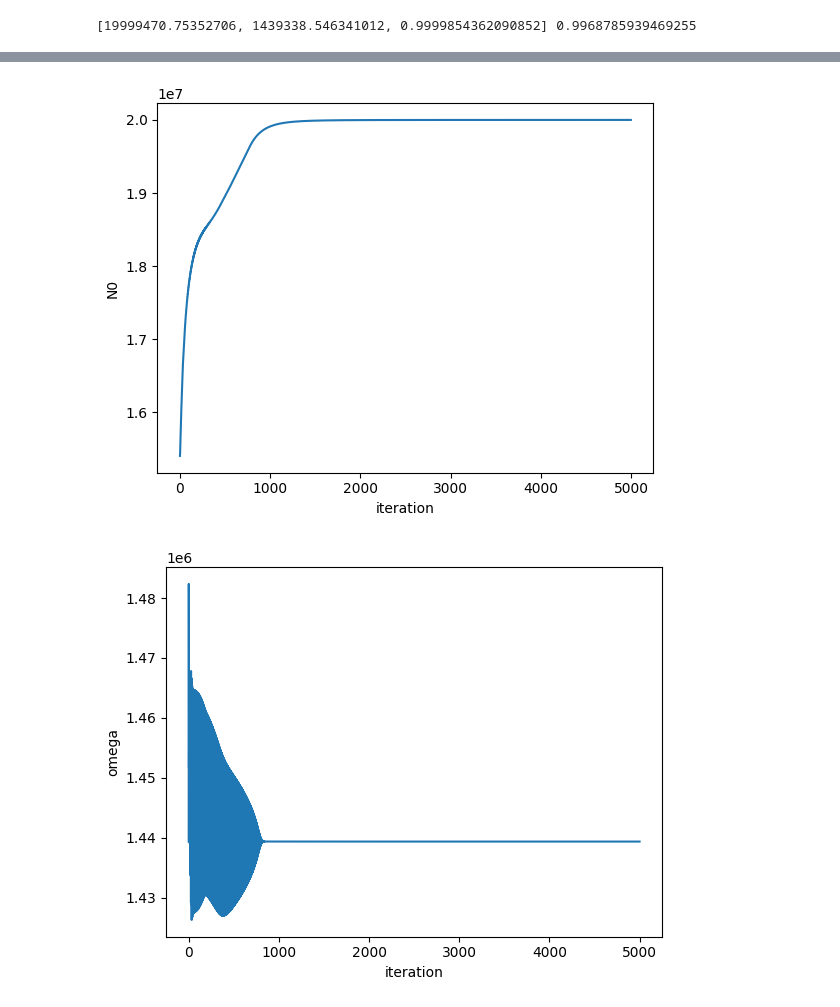
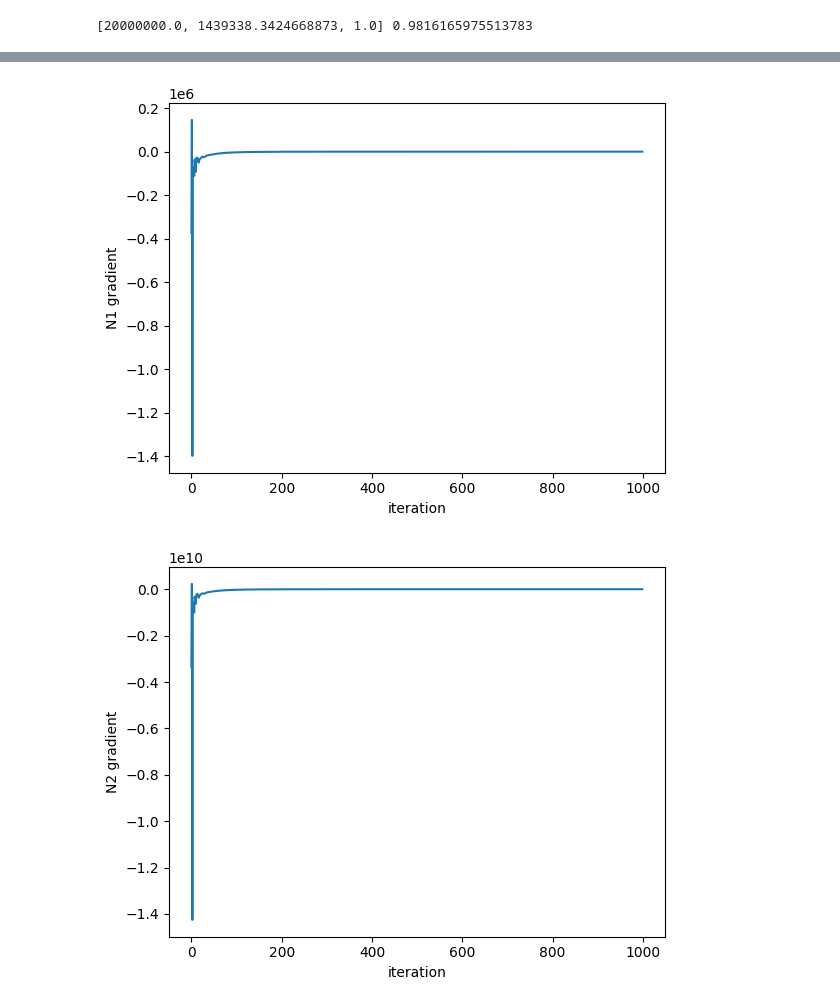
Before and after one commit to NIUCompPhys/Spring2024, a Jupyter notebook: g_2.ipynb, the cells around one changed output, grey strips where cells are left out. Saved outputs shown, nothing was run; the diff lists cells and outputs as text; code cells hidden in the pictures.

```diff
--- a/g_2.ipynb
+++ b/g_2.ipynb
@@ -5,8 +7,9 @@ lifetime = 64.4e-6
 phase = 1.0
 omega_over2pi = 229077.81
 omega = omega_over2pi*np.pi*2
-def func(t):
-  return N0*np.exp(-t/lifetime)*(1+np.cos(omega*t+phase))
+print(omega)
+def func(t,N,w,d):
+  return N*np.exp(-t/lifetime)*(1+np.cos(w*t+d))
 
 tmin = 0
 tmax = 500e-6
@@ -15,11 +18,11 @@ nbin = 8000
 ts = np.linspace(tmin,tmax,nbin)
 vals = np.array([])
 for t in ts:
-  val = func(t)
+  val = func(t,N0,omega,phase)
   fluctuated = np.random.poisson(val,1)
   vals = np.append(vals,fluctuated[0])
 
-#from google.colab import drive,files
-#drive.mount('/content/drive')
-#np.savetxt('g-2.txt',np.column_stack((ts,vals)),header='time(seconds) Ndecays')
-#files.download('g-2.txt')
+from google.colab import drive,files
+drive.mount('/content/drive')
+np.savetxt('g-2.txt',np.column_stack((ts,vals)),header='time(seconds) Ndecays')
+files.download('g-2.txt')
@@ -119,31 +101,41 @@ plt.show()
 # %%
-#truth params = [2e7,1439332.02486,0.5]
-lrdecay = .999
+params = [2.0e7, 1.439e6, 1.0]
+#params = [2.0e7, 1439337.1142358, 1.0] ### true values
 
 print(params,calcChi2(ts,vals,params))
-lr0 = 1e-5
-lr1 = 1e-8
-lr2 = 1e-18
+
+lr0 = 1e2
+lr1 = 1e-4
+lr2 = 1e-17
+decay = 0.996
+
 chi2s = []
 N0s = []
 omegas = []
 phis = []
-for iter in range(5000):
+gs0 = []
+gs1 = []
+gs2 = []
+for iter in range(1000):
   chi2 = calcChi2(ts,vals,params)
   if (iter%100 == 0): print(iter,chi2,params)
   gradients = gradient(ts,vals,params)
-  #print("iter = ",iter,"chi2 = ",calcChi2(ts,vals,params))
-  #print("param 1",iter,gradients[1],params[1],params[1] - lr1*gradients[1])
   chi2s.append(chi2)
   N0s.append(params[0])
   omegas.append(params[1])
   phis.append(params[2])
-  params[0] = params[0] - lr0*gradients[0]
+  gs0.append(gradients[0])
+  gs1.append(gradients[1])
+  gs2.append(gradients[2])
+
+  #params[0] = params[0] - lr0*gradients[0]
   params[1] = params[1] - lr1*gradients[1]
-  params[2] = params[2] - lr2*gradients[2]
-  lr0 = lr0*lrdecay
-  lr1 = lr1*lrdecay
-  lr2 = lr2*lrdecay
+  #params[2] = params[2] - lr2*gradients[2]
+
+  lr0 = lr0*decay
+  lr1 = lr1*decay
+  lr2 = lr2*decay
+
 
 plt.figure(figsize=(15,6))
 plt.plot(ts,vals, label="data")
@@ -152,6 +144,22 @@ plt.legend()
 plt.xlim(0,0.0003)
 plt.show()
 print(params,calcChi2(ts,vals,params))
+
+
+plt.plot(gs0)
+plt.xlabel("iteration")
+plt.ylabel("N0 gradient")
+plt.show()
+
+plt.plot(gs1)
+plt.xlabel("iteration")
+plt.ylabel("N1 gradient")
+plt.show()
+
+plt.plot(gs2)
+plt.xlabel("iteration")
+plt.ylabel("N2 gradient")
+plt.show()
 
 plt.plot(chi2s)
 plt.xlabel("iteration")
@@ -194,2 +196,2 @@ plt.show()
 [figure]
-[19999470.75352706, 1439338.546341012, 0.9999854362090852] 0.9968785939469255
+[20000000.0, 1439338.3424668873, 1.0] 0.9816165975513783
@@ -197,2 +199,2 @@ plt.show()
-[figure, old version]
+[figure, new version]
-[figure, old version]
+[figure, new version]
```
Also changed, not shown: parts of 7 cells of this notebook.
